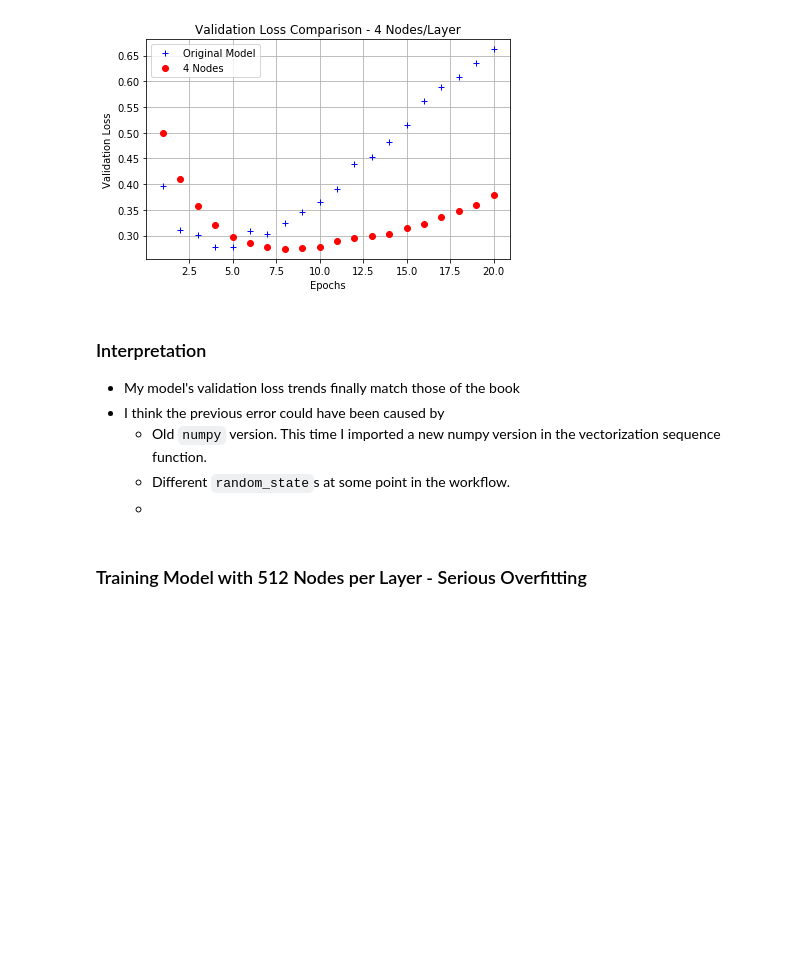
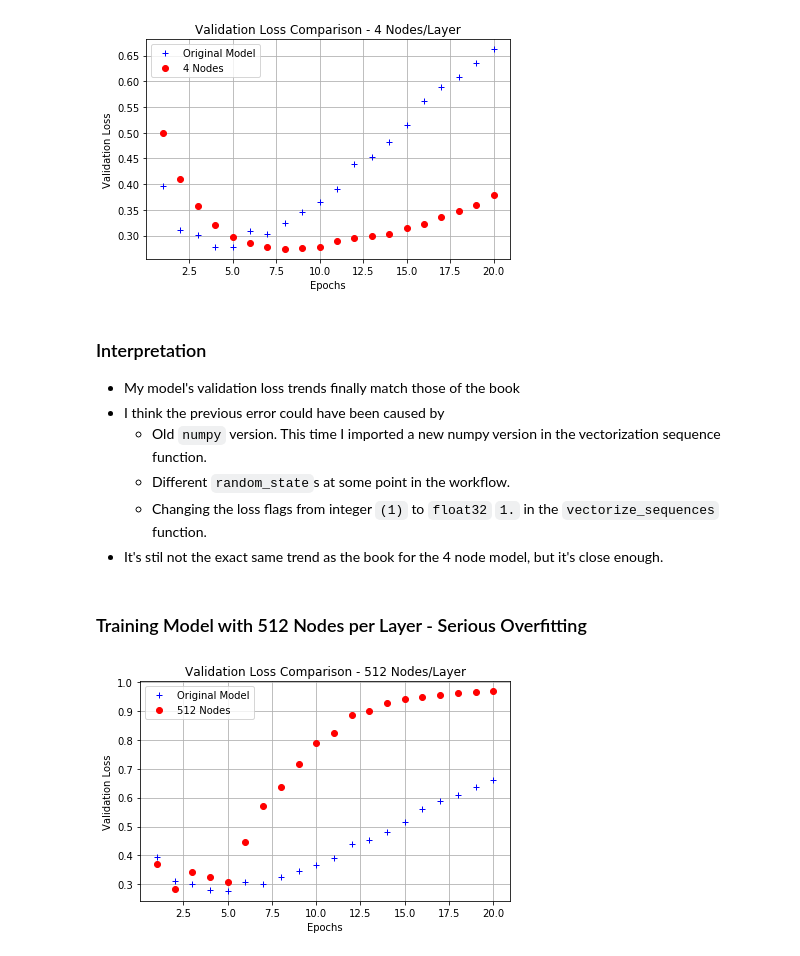
Before and after one commit to SMS-NED16/FYP-DL, a Jupyter notebook: Dl-Python-Book/chapter_4/4_1_Regularization_Repeat.ipynb, the cells around one changed output. Saved outputs shown, nothing was run; the diff lists cells and outputs as text; code cells hidden in the pictures; blank space fills up the shorter version.

Commit message:
Add 512 node model analysis and visualization PNG.

```diff
--- a/Dl-Python-Book/chapter_4/4_1_Regularization_Repeat.ipynb
+++ b/Dl-Python-Book/chapter_4/4_1_Regularization_Repeat.ipynb
@@ -130,12 +130,15 @@ plot_validation_loss(org_model_hist, model_4_nodes_hist, title_str='Validation L
 - I think the previous error could have been caused by
     - Old `numpy` version. This time I imported a new numpy version in the vectorization sequence function.
     - Different `random_state`s at some point in the workflow.
-    -
+    - Changing the loss flags from integer `(1)` to `float32` `1.` in the `vectorize_sequences` function.
+- It's stil not the exact same trend as the book for the 4 node model, but it's close enough.
 # %% [markdown]
 ### Training Model with 512 Nodes per Layer - Serious Overfitting
 # %%
 model_512_nodes = create_model_with_n_nodes(n_nodes=512)
 model_512_hist = train_model(model_512_nodes, verbose_flag=0)
 # %%
-plot_validation_data(org_model_hist, model_512_hist, title_str='Validation Loss Comparison - 512 Nodes/Layer',
+plot_validation_loss(org_model_hist, model_512_hist, title_str='Validation Loss Comparison - 512 Nodes/Layer',
                     model_2_str='512 Nodes')
+# %% [output]
+[figure, added]
```
Also changed, not shown: parts of 2 cells of this notebook, 1 other file.
